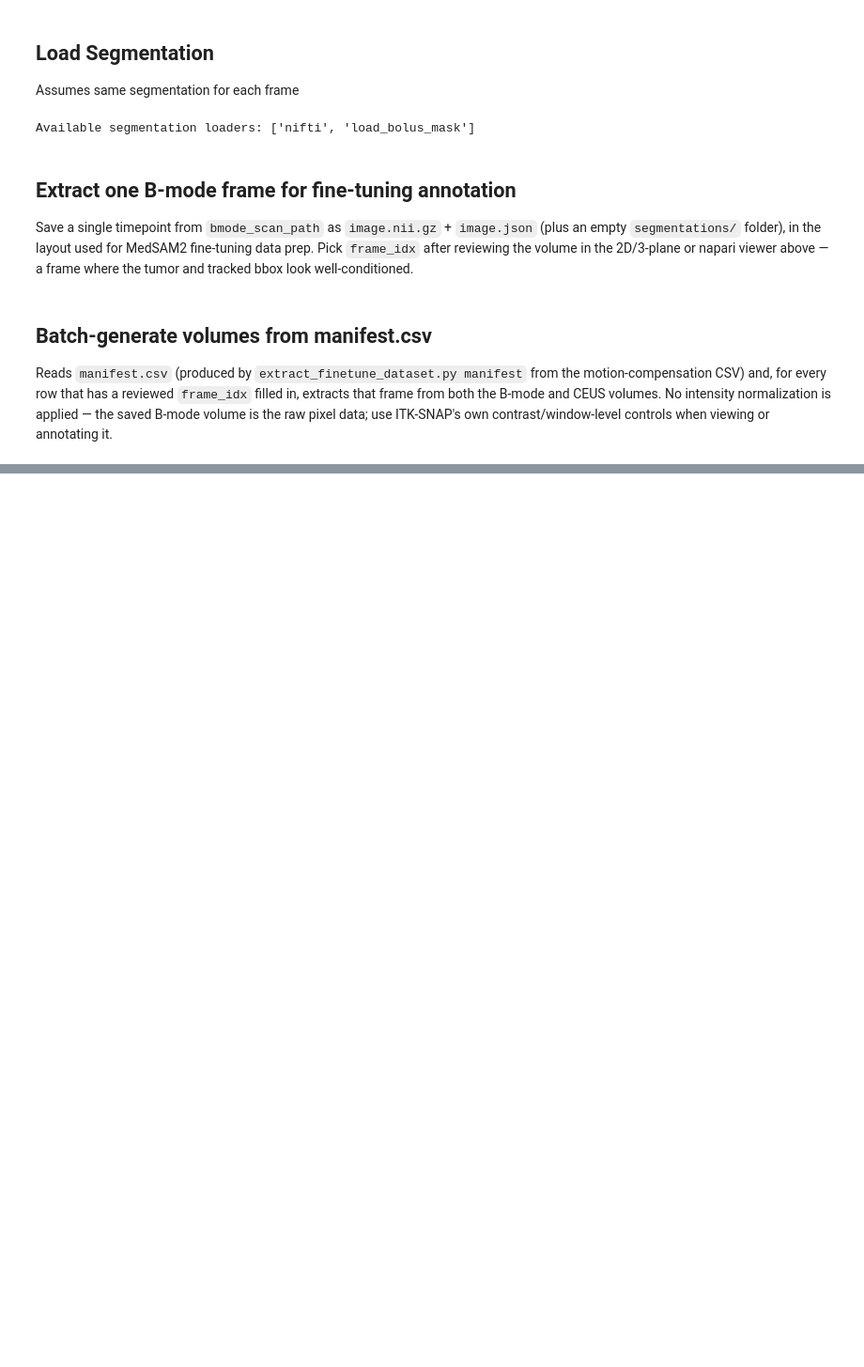
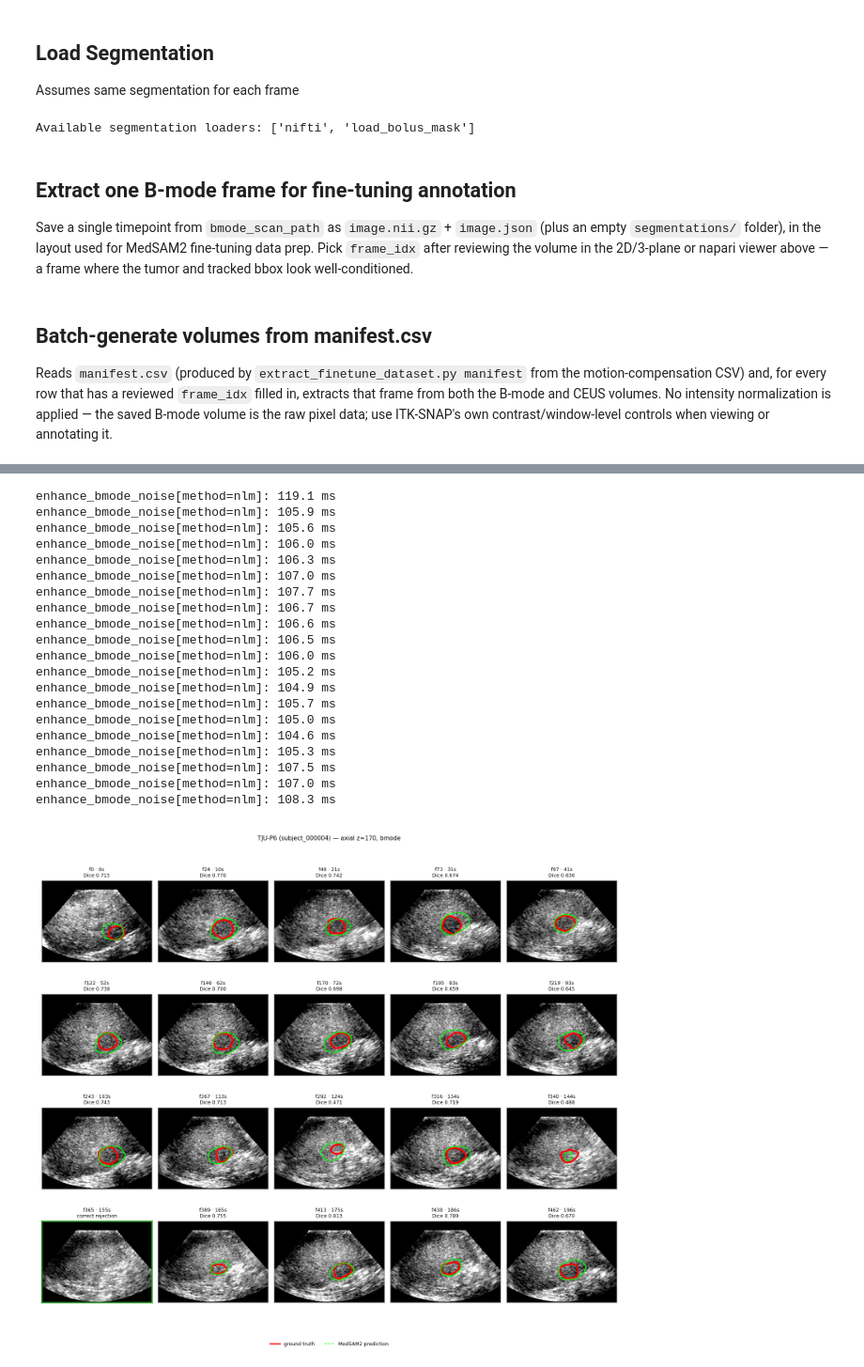
Before and after one commit to QuantUS-OpenSource/QuantUS-Backend-CEUS, a Jupyter notebook: CLI-Demos/MedSam2_fineTuning_extract.ipynb, the cells around one changed output, grey strips where cells are left out. Shown at 94% size. Saved outputs shown, nothing was run; the diff lists cells and outputs as text; code cells hidden in the pictures; blank space fills up the shorter version.

Commit message:
Adding in the latest medsam2 2D ROI ground truth evaluation 3D Ground truth

```diff
--- a/CLI-Demos/MedSam2_fineTuning_extract.ipynb
+++ b/CLI-Demos/MedSam2_fineTuning_extract.ipynb
@@ -31,7 +31,7 @@ from extract_finetune_dataset import find_bmode_file, find_ceus_file, find_voi_f
 MASTER_CSV = "/media/ahmed-el-kaffas/20TB-HDD/Yuanshan/3DMPUS/Motion_compensation_results/Motion Compensation Comparison 4 patients(MedSAM2).csv"
 
 df = pd.read_csv(MASTER_CSV)
-row = df.iloc[6]
+row = df.iloc[30]
 
 case_key = f"{row['Site']}-{row['Patient Number']}-{row['Visit']}-{row['Bolus']}"
 print(f"\n=== {case_key} ===")
@@ -151,0 +336,24 @@ extract_all(manifest_path, output_root)
+# %%
+from medsam2_3d_mask import Medsam2AdaptiveBboxMasker
+from medsam2_axial_propagation import Medsam2AxialPropagationViewer
+from medsam2_2d_temporal_roi import (
+    evaluate_2d_case, summarize_2d_scores, plot_2d_overlay,
+)
+
+medsam2_path = os.path.abspath(os.path.join(os.getcwd(), '..', '..', 'MedSAM2'))
+print(f"MedSAM2 path: {medsam2_path}")
+sys.path.insert(0, medsam2_path)
+
+model_cfg  = "configs/sam2.1_hiera_t512.yaml"
+checkpoint = os.path.join(medsam2_path,'exp_log','3DMPUS_liver_tumor','checkpoints','checkpoint50.pt')
+
+masker = Medsam2AdaptiveBboxMasker(
+    seg_data, bmode_image_data, model_cfg, checkpoint, device="cuda",
+    synthetic_coronal=True,    # no coronal slice is ever segmented
+    inflate=1.2,
+    smooth_sigma_mm=1.0,
+)
+# masker = Medsam2AxialPropagationViewer(seg_data, bmode_image_data, model_cfg, checkpoint, device="cuda")
+
+case_dir = f"{OUTPUT_ROOT_2D}/processed/{annotator.subject_id}/{annotator.sequence_id}_z{annotator.z:04d}"
+rows = evaluate_2d_case(masker, case_dir, return_masks=True)
@@ -151,0 +442,27 @@ extract_all(manifest_path, output_root)
+# %%
+import matplotlib.pyplot as plt
+
+fig = plot_2d_overlay(case_dir, rows, ncols=5)
+plt.show()
+# %% [output]
+enhance_bmode_noise[method=nlm]: 119.1 ms
+enhance_bmode_noise[method=nlm]: 105.9 ms
+enhance_bmode_noise[method=nlm]: 105.6 ms
+enhance_bmode_noise[method=nlm]: 106.0 ms
+enhance_bmode_noise[method=nlm]: 106.3 ms
+enhance_bmode_noise[method=nlm]: 107.0 ms
+enhance_bmode_noise[method=nlm]: 107.7 ms
+enhance_bmode_noise[method=nlm]: 106.7 ms
+enhance_bmode_noise[method=nlm]: 106.6 ms
+enhance_bmode_noise[method=nlm]: 106.5 ms
+enhance_bmode_noise[method=nlm]: 106.0 ms
+enhance_bmode_noise[method=nlm]: 105.2 ms
+enhance_bmode_noise[method=nlm]: 104.9 ms
+enhance_bmode_noise[method=nlm]: 105.7 ms
+enhance_bmode_noise[method=nlm]: 105.0 ms
+enhance_bmode_noise[method=nlm]: 104.6 ms
+enhance_bmode_noise[method=nlm]: 105.3 ms
+enhance_bmode_noise[method=nlm]: 107.5 ms
+enhance_bmode_noise[method=nlm]: 107.0 ms
+enhance_bmode_noise[method=nlm]: 108.3 ms
+[figure, added]
```
Also changed, not shown: parts of 26 cells of this notebook, 10 other files.
